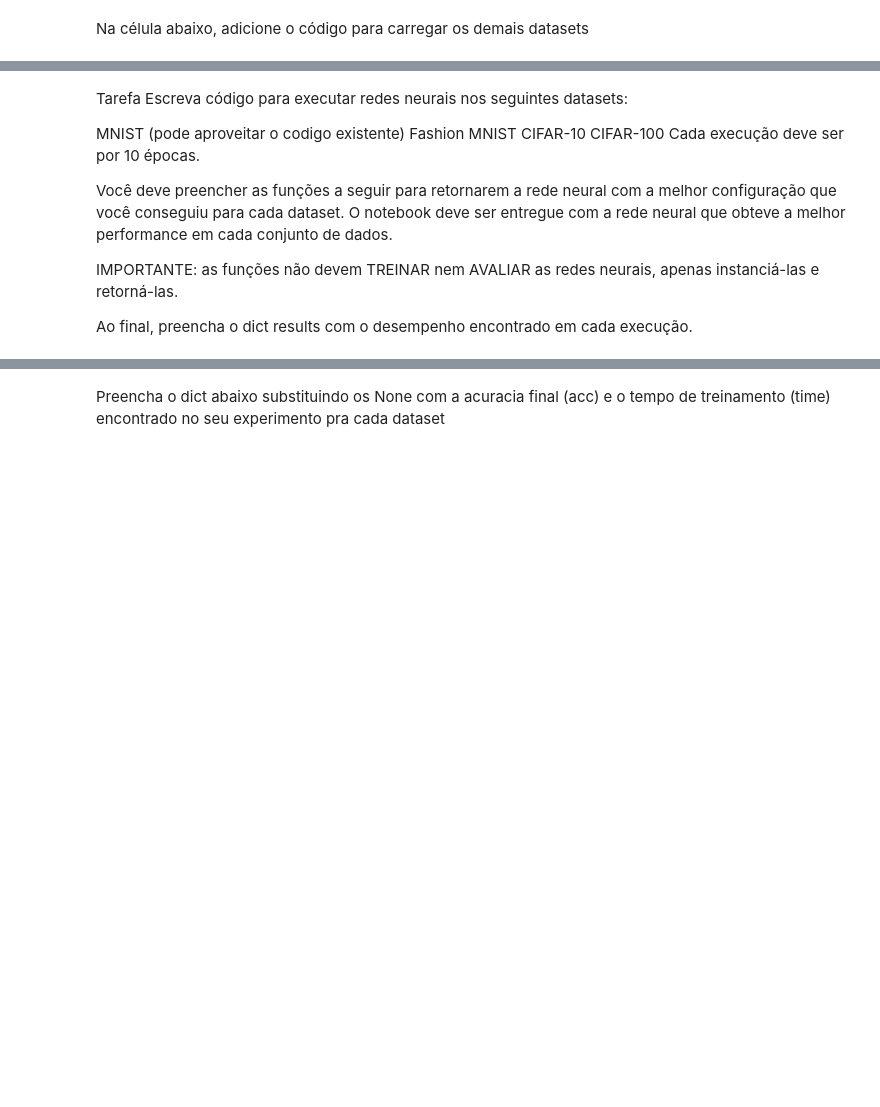
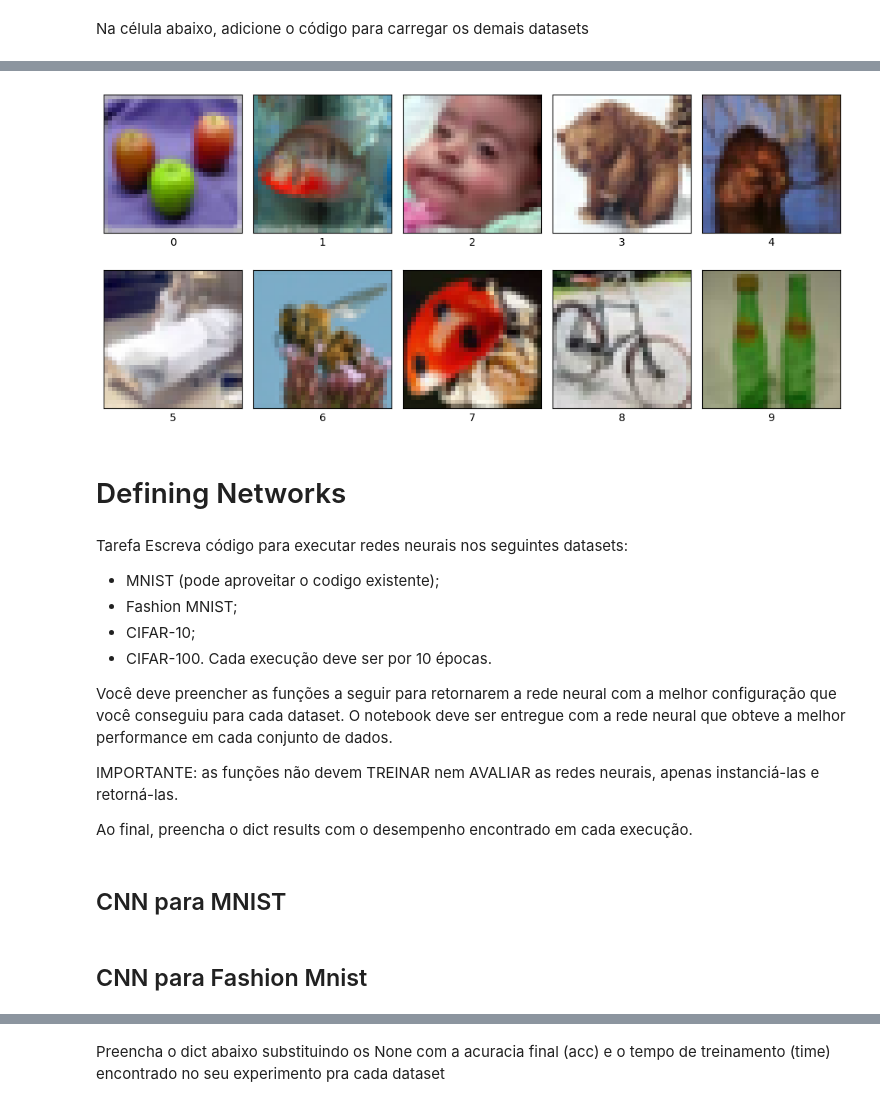
Before and after one commit to joaoo-vitor/t1_INF01048, a Jupyter notebook: Trabalho_redes_neurais.ipynb, the cells around one changed output, grey strips where cells are left out. Cells and saved outputs as stored; diff of their text form; code cells hidden in the pictures; blank space fills up the shorter version.

```diff
--- a/Trabalho_redes_neurais.ipynb
+++ b/Trabalho_redes_neurais.ipynb
@@ -150,11 +188,18 @@ Downloading data from https://www.cs.toronto.edu/~kriz/cifar-100-python.tar.gz
+# %%
+show_database_preview(range(10), cifar100_x_test, cifar100_y_test)
+# Aqui mostram 10 exemplos, mas na verdade são 100 classes
+# %% [output]
+[figure, added]
+# %% [markdown]
+# Defining Networks
 # %% [markdown]
 Tarefa
 Escreva código para executar redes neurais nos seguintes datasets:
 
-MNIST (pode aproveitar o codigo existente)
-Fashion MNIST
-CIFAR-10
-CIFAR-100
+- MNIST (pode aproveitar o codigo existente);
+- Fashion MNIST;
+- CIFAR-10;
+- CIFAR-100.
 Cada execução deve ser por 10 épocas.
 
 Você deve preencher as funções a seguir para retornarem a rede neural com a melhor configuração que você conseguiu para cada dataset. O notebook deve ser entregue com a rede neural que obteve a melhor performance em cada conjunto de dados.
@@ -162,3 +207,5 @@ Você deve preencher as funções a seguir para retornarem a rede neural com a m
 IMPORTANTE: as funções não devem TREINAR nem AVALIAR as redes neurais, apenas instanciá-las e retorná-las.
 
 Ao final, preencha o dict results com o desempenho encontrado em cada execução.
+# %% [markdown]
+## CNN para MNIST
@@ -164,0 +225,2 @@ Ao final, preencha o dict results com o desempenho encontrado em cada execução
+# %% [markdown]
+## CNN para Fashion Mnist
```
Also changed, not shown: parts of 45 cells of this notebook, 1 other file.
